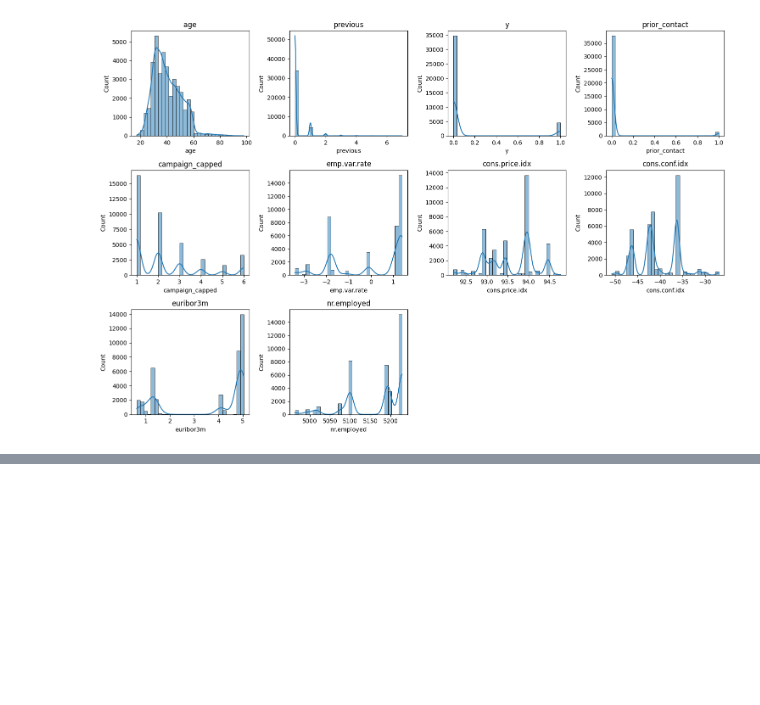
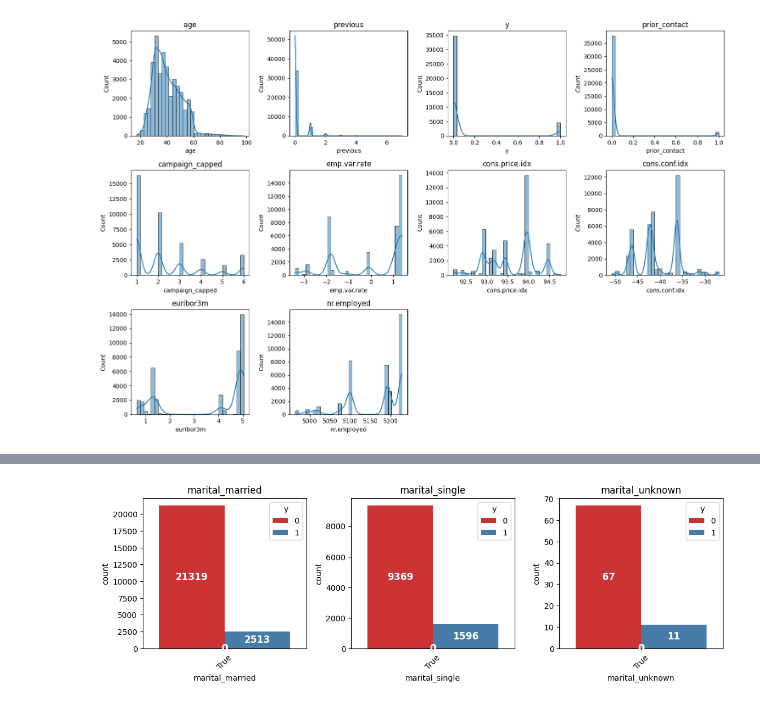
Before and after one commit to oaj1/bank-marketing-analysis, a Jupyter notebook: 01_EDA.ipynb, the cells around one changed output, grey strips where cells are left out. Saved outputs shown, nothing was run; the diff lists cells and outputs as text; code cells hidden in the pictures; blank space fills up the shorter version.

```diff
--- a/01_EDA.ipynb
+++ b/01_EDA.ipynb
@@ -89,0 +141,28 @@ plt.show()
+# %%
+#2.) continued, map martial status against the target variable 'y
+marital_cols = [col for col in categorical_cols if col.startswith('marital_')]
+
+plt.figure(figsize=(15, 10))
+for i, col in enumerate(marital_cols):
+    plt.subplot(3, 4, i + 1)
+    temp = df[df[col]]
+    ax = sns.countplot(data=temp, x = col, hue = 'y', palette ='Set1')
+    plt.title(col)
+    plt.xticks(rotation=45)
+
+
+     # Add count labels inside bars
+    for p in ax.patches:
+        height = p.get_height()
+        ax.text(
+            p.get_x() + p.get_width() / 2,  # X position: center of the bar
+            height * 0.5,                   # Y position: halfway up the bar (change as needed)
+            int(height),                   # Text to display
+            ha='center', va='center',     # Center alignment
+            color='white', fontsize=12,
+            fontweight='bold'
+        )
+plt.tight_layout()
+plt.show()
+# %% [output]
+[figure, added]
```
Also changed, not shown: parts of 7 cells of this notebook, 1 other file.
